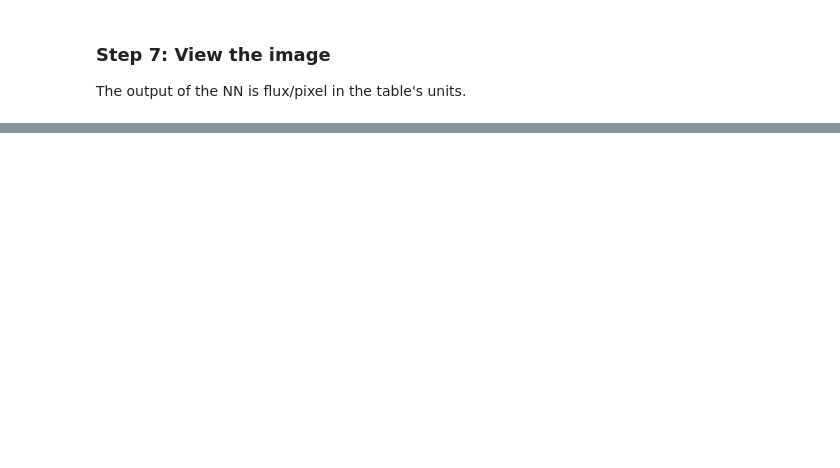
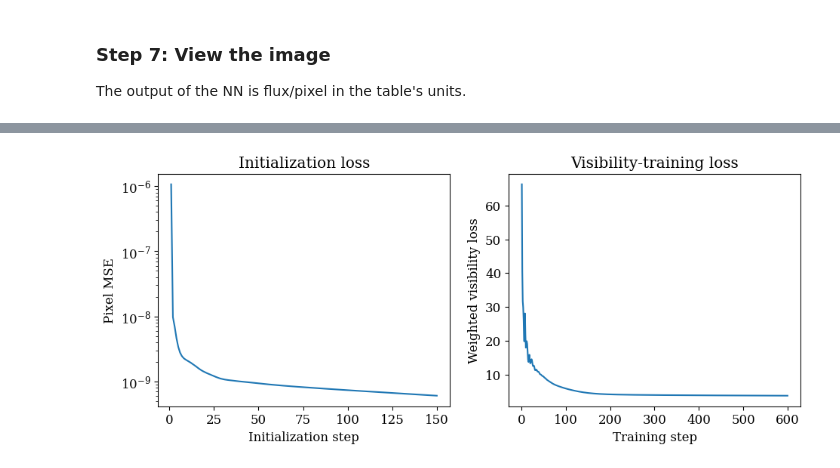
Before and after one commit to KahaanGandhi/kine, a Jupyter notebook: notebooks/DL_Tauri_imaging.ipynb, the cells around one changed output, grey strips where cells are left out. Cells and saved outputs as stored; diff of their text form; code cells hidden in the pictures; blank space fills up the shorter version.

```diff
--- a/notebooks/DL_Tauri_imaging.ipynb
+++ b/notebooks/DL_Tauri_imaging.ipynb
@@ -259,3 +297,24 @@ plt.show()
+# %%
+fig, axes = plt.subplots(1, 2, figsize=(11, 4))
+
+axes[0].plot(np.arange(1, len(init_losses) + 1), init_losses)
+axes[0].set(
+    title='Initialization loss',
+    xlabel='Initialization step',
+    ylabel='Pixel MSE',
+)
+axes[0].set_yscale('log')
+
+axes[1].plot(np.arange(1, len(vis_losses) + 1), vis_losses)
+axes[1].set(
+    title='Visibility-training loss',
+    xlabel='Training step',
+    ylabel='Weighted visibility loss',
+)
+
+plt.show()
+# %% [output]
+[figure, added]
 # %% [markdown]
 Example reference image:
 
```
Also changed, not shown: parts of 12 cells of this notebook.
